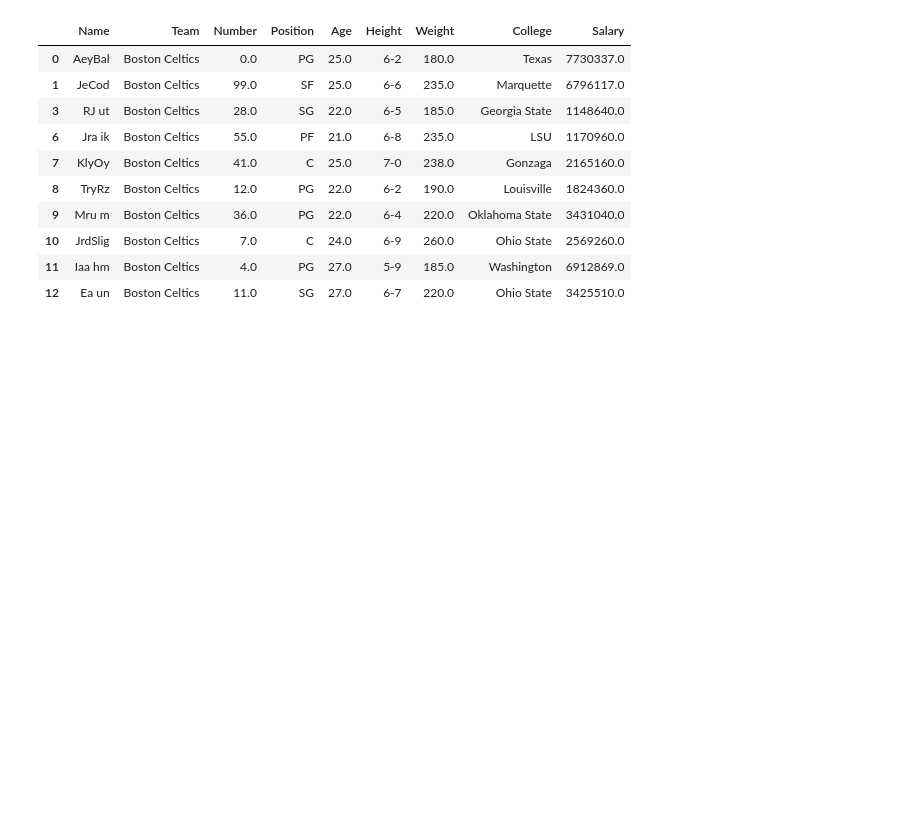
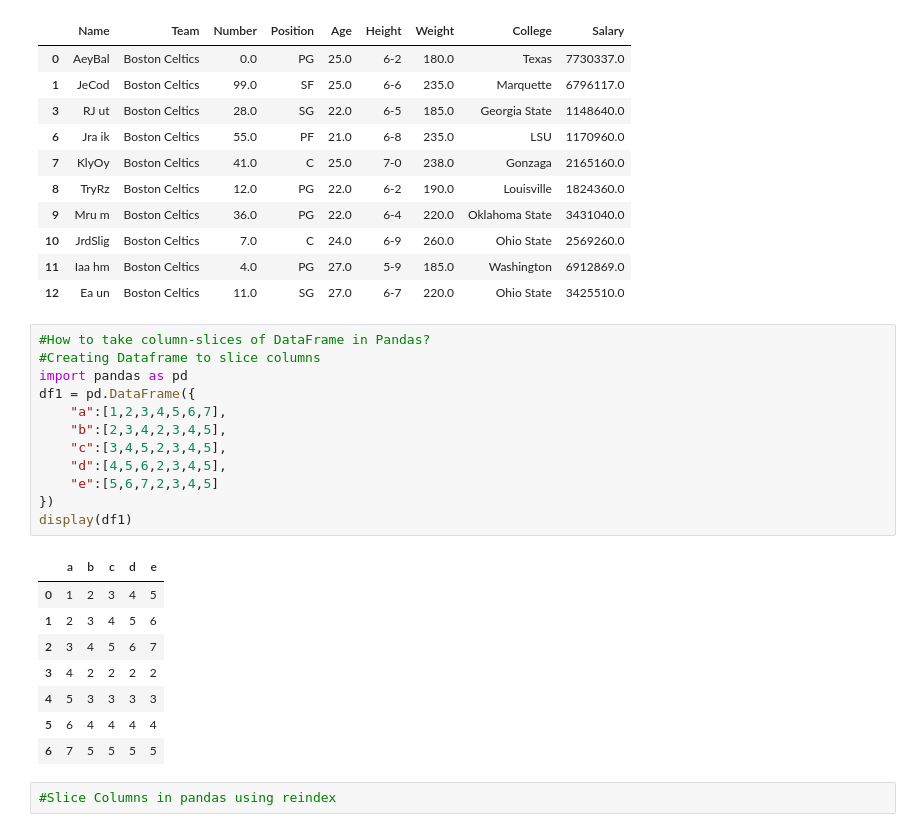
Before and after one commit to Lenmbugua/Python-Numpy-and-Pandas, a Jupyter notebook: Pandas.ipynb, the cells around one changed output. Cells and saved outputs as stored; diff of their text form; blank space fills up the shorter version.

Commit message:
Slicing columns in Pandas

```diff
--- a/Pandas.ipynb
+++ b/Pandas.ipynb
@@ -1256,3 +1256,26 @@ data.head(10)
 | 10 | JrdSlig | Boston Celtics | 7.0 | C | 24.0 | 6-9 | 260.0 | Ohio State | 2569260.0 |
 | 11 | Iaa hm | Boston Celtics | 4.0 | PG | 27.0 | 5-9 | 185.0 | Washington | 6912869.0 |
 | 12 | Ea un | Boston Celtics | 11.0 | SG | 27.0 | 6-7 | 220.0 | Ohio State | 3425510.0 |
+# %%
+#How to take column-slices of DataFrame in Pandas?
+#Creating Dataframe to slice columns
+import pandas as pd
+df1 = pd.DataFrame({
+    "a":[1,2,3,4,5,6,7],
+    "b":[2,3,4,2,3,4,5],
+    "c":[3,4,5,2,3,4,5],
+    "d":[4,5,6,2,3,4,5],
+    "e":[5,6,7,2,3,4,5]
+})
+display(df1)
+# %% [output]
+|  | a | b | c | d | e |
+| 0 | 1 | 2 | 3 | 4 | 5 |
+| 1 | 2 | 3 | 4 | 5 | 6 |
+| 2 | 3 | 4 | 5 | 6 | 7 |
+| 3 | 4 | 2 | 2 | 2 | 2 |
+| 4 | 5 | 3 | 3 | 3 | 3 |
+| 5 | 6 | 4 | 4 | 4 | 4 |
+| 6 | 7 | 5 | 5 | 5 | 5 |
+# %%
+#Slice Columns in pandas using reindex
```
